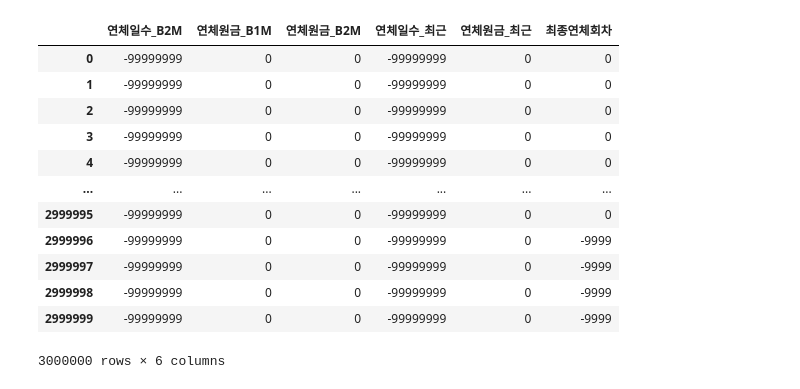
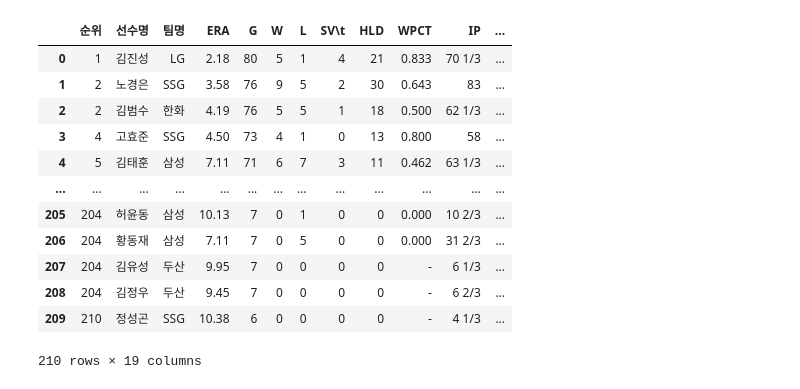
Before and after one commit to jayiuk/mid_project, a Jupyter notebook: data_check.ipynb, the cells around one changed output. Cells and saved outputs as stored; diff of their text form; code cells hidden in the pictures.

```diff
--- a/data_check.ipynb
+++ b/data_check.ipynb
@@ -470,16 +0,0 @@ Index(['기준년월', '발급회원번호', '잔액_B0M', '잔액_일시불_B0M
-# %%
-df6[['연체일수_B2M', '연체원금_B1M', '연체원금_B2M', '연체일수_최근', '연체원금_최근', '최종연체회차']]
-# %% [output]
-|  | 연체일수_B2M | 연체원금_B1M | 연체원금_B2M | 연체일수_최근 | 연체원금_최근 | 최종연체회차 |
-| 0 | -99999999 | 0 | 0 | -99999999 | 0 | 0 |
-| 1 | -99999999 | 0 | 0 | -99999999 | 0 | 0 |
-| 2 | -99999999 | 0 | 0 | -99999999 | 0 | 0 |
-| 3 | -99999999 | 0 | 0 | -99999999 | 0 | 0 |
-| 4 | -99999999 | 0 | 0 | -99999999 | 0 | 0 |
-| ... | ... | ... | ... | ... | ... | ... |
-| 2999995 | -99999999 | 0 | 0 | -99999999 | 0 | 0 |
-| 2999996 | -99999999 | 0 | 0 | -99999999 | 0 | -9999 |
-| 2999997 | -99999999 | 0 | 0 | -99999999 | 0 | -9999 |
-| 2999998 | -99999999 | 0 | 0 | -99999999 | 0 | -9999 |
-| 2999999 | -99999999 | 0 | 0 | -99999999 | 0 | -9999 |
-3000000 rows × 6 columns
@@ -485,0 +5,17 @@ df6[['연체일수_B2M', '연체원금_B1M', '연체원금_B2M', '연체일수_
+# %%
+df = pd.read_csv('./pitcher/pitcher.csv')
+df
+# %% [output]
+|  | 순위 | 선수명 | 팀명 | ERA | G | W | L | SV\t | HLD | WPCT | IP | ... |
+| 0 | 1 | 김진성 | LG | 2.18 | 80 | 5 | 1 | 4 | 21 | 0.833 | 70 1/3 | ... |
+| 1 | 2 | 노경은 | SSG | 3.58 | 76 | 9 | 5 | 2 | 30 | 0.643 | 83 | ... |
+| 2 | 2 | 김범수 | 한화 | 4.19 | 76 | 5 | 5 | 1 | 18 | 0.500 | 62 1/3 | ... |
+| 3 | 4 | 고효준 | SSG | 4.50 | 73 | 4 | 1 | 0 | 13 | 0.800 | 58 | ... |
+| 4 | 5 | 김태훈 | 삼성 | 7.11 | 71 | 6 | 7 | 3 | 11 | 0.462 | 63 1/3 | ... |
+| ... | ... | ... | ... | ... | ... | ... | ... | ... | ... | ... | ... | ... |
+| 205 | 204 | 허윤동 | 삼성 | 10.13 | 7 | 0 | 1 | 0 | 0 | 0.000 | 10 2/3 | ... |
+| 206 | 204 | 황동재 | 삼성 | 7.11 | 7 | 0 | 5 | 0 | 0 | 0.000 | 31 2/3 | ... |
+| 207 | 204 | 김유성 | 두산 | 9.95 | 7 | 0 | 0 | 0 | 0 | - | 6 1/3 | ... |
+| 208 | 204 | 김정우 | 두산 | 9.45 | 7 | 0 | 0 | 0 | 0 | - | 6 2/3 | ... |
+| 209 | 210 | 정성곤 | SSG | 10.38 | 6 | 0 | 0 | 0 | 0 | - | 4 1/3 | ... |
+210 rows × 19 columns
```
Also changed, not shown: parts of 44 cells of this notebook.
